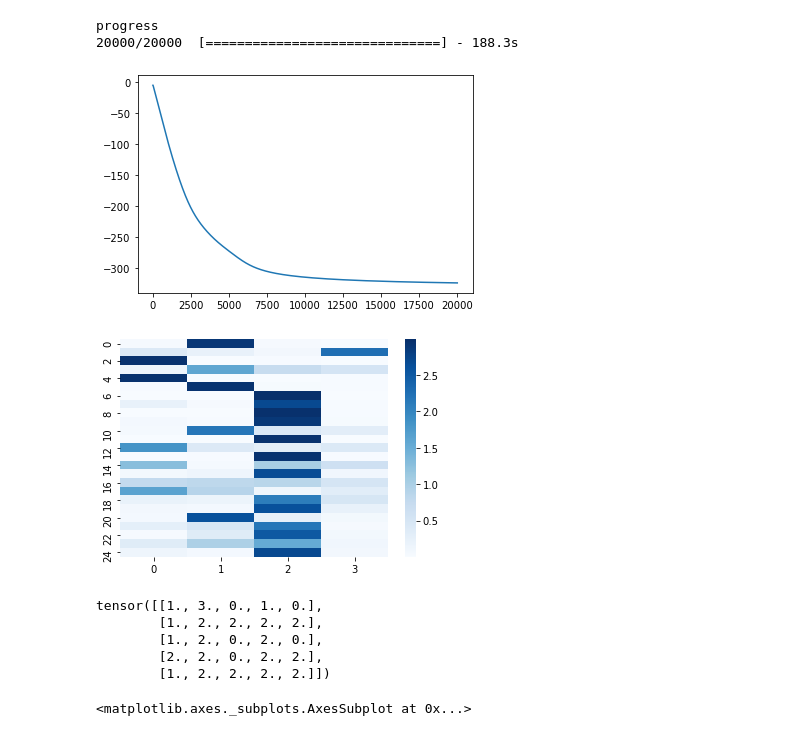
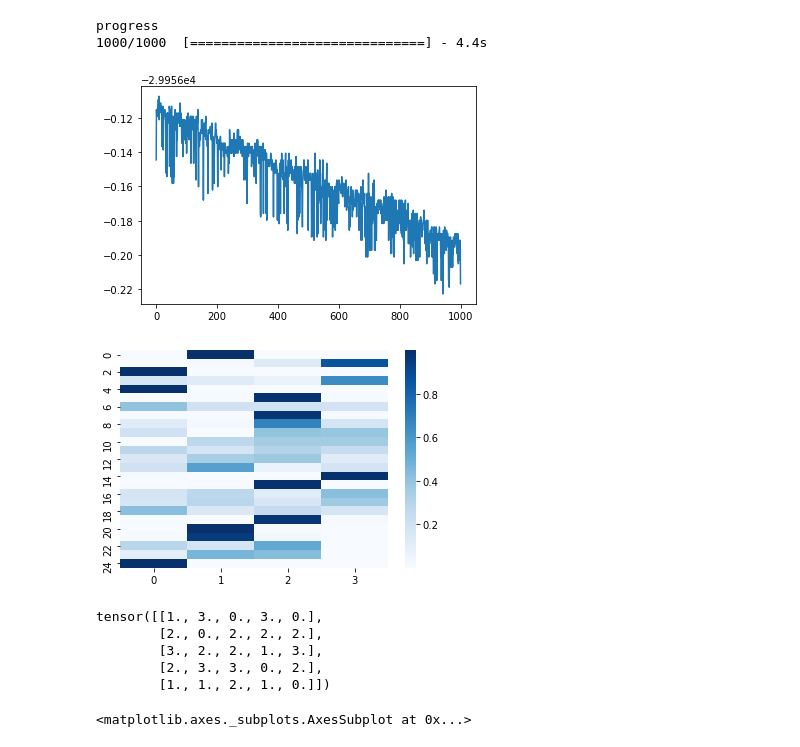
Before and after one commit to AI4Finance-Foundation/Quantum-Tensor-Networks-for-Variational-Reinforcement-Learning-NeurIPS-2020, a Jupyter notebook: Quantum_RL.ipynb, the cells around one changed output. Cells and saved outputs as stored; diff of their text form; code cells hidden in the pictures.

```diff
--- a/Quantum_RL.ipynb
+++ b/Quantum_RL.ipynb
@@ -12,3 +22,10 @@ backend = 'pytorch'
+# %%
+def random_mask(length, ratio=0.7):
+    keep = []
+    while len(keep) < int(ratio * length):
+        keep.append(random.randint(0, length - 1))
+        keep = list(set(keep))
+    return keep
 # %%
 s, a = 25, 4
 
@@ -212,29 +320,26 @@ initialize H, k=3
 # %%
+lr = 0.000001
 energy_history = []
-epochs = int(2e4)
+epochs = int(1e3)
 Pbar = pkbar.Pbar(name='progress', target=epochs)
+op = optim.SGD([data], lr=lr, momentum=0.9, weight_decay=5e-4)
 
-op = optim.SGD([data], lr=lr, momentum=0.9, weight_decay=5e-4)
 for e in range(epochs):
-    spins = []
-    core = []
-    edge = []
-    energy = 0
     op.zero_grad()
 
-    for i in range(k):
-        core.append(tn.replicate_nodes(H_core[i]))
-        edge.append([])
-        for j in range(len(core[i])):
-            edge[i] += core[i][j].get_all_dangling()
+    new_edges = []
+    new_cores = tn.replicate_nodes(combined_cores)
+    for j in range(len(combined_cores)):
+        edges = new_cores[j].get_all_dangling()
+        for edge in edges:
+            new_edges.append(edge)
 
-    for i in range(k):
-        spins.append(K_Spin(s, a, i + 1, data=data))
-        for j in range(i + 1):
-            edge[i][j] ^ spins[i].qubits[j][0]
+    spin = K_Spin(s, a, k, data=data)
+    for j in range(k):
+        new_edges[j] ^ spin.qubits[j][0]
 
-    for i in range(k):
-        energy -= contractors.branch(tn.reachable(core[i]), nbranch=1).get_tensor()
+    energy = -contractors.branch(tn.reachable(new_cores[0]), nbranch=1).get_tensor()
+    # print(energy)
     energy.backward()
     energy_history.append(energy)
 
@@ -242,39 +347,34 @@ for e in range(epochs):
     Pbar.update(e)
 # %% [output]
 progress
-20000/20000  [==============================] - 188.3s
+1000/1000  [==============================] - 4.4s
 # %%
 # with plt.style.context(['science', 'notebook']):
-plt.plot(energy_history[:])
+plt.plot(energy_history)
 plt.title='Policy Iteration using K-Spin Hamiltonian'
 plt.xlabel='Number of iterations'
 plt.ylabel='Energy'
-
-plt.show()
 # %% [output]
-[figure, old version]
+[figure, new version]
 # %%
-result = np.zeros((s, a))
-for i in range(k):
-    result += spins[i].data.reshape(s, a).detach().numpy()
+result = spin.data.reshape(s, a).detach().numpy()
 ax = sns.heatmap(result, cmap="Blues")
 plt.xlabel = 'States'
 plt.show()
 # %% [output]
-[figure, old version]
+[figure, new version]
 # %%
 policy = torch.empty(s)
 p = torch.tensor(result)
 for i in range(s):
     policy[i] = torch.argmax(p[i, :])
+policy.reshape(5, 5)
+# %% [output]
+tensor([[1., 3., 0., 3., 0.],
+        [2., 0., 2., 2., 2.],
+        [3., 2., 2., 1., 3.],
+        [2., 3., 3., 0., 2.],
+        [1., 1., 2., 1., 0.]])
-# %%
-policy.reshape(5, 5)
-# %% [output]
-tensor([[1., 3., 0., 1., 0.],
-        [1., 2., 2., 2., 2.],
-        [1., 2., 0., 2., 0.],
-        [2., 2., 0., 2., 2.],
-        [1., 2., 2., 2., 2.]])
 # %%
 sns.heatmap(target, cmap='Blues')
 # %% [output]
```
Also changed, not shown: parts of 21 cells of this notebook.
